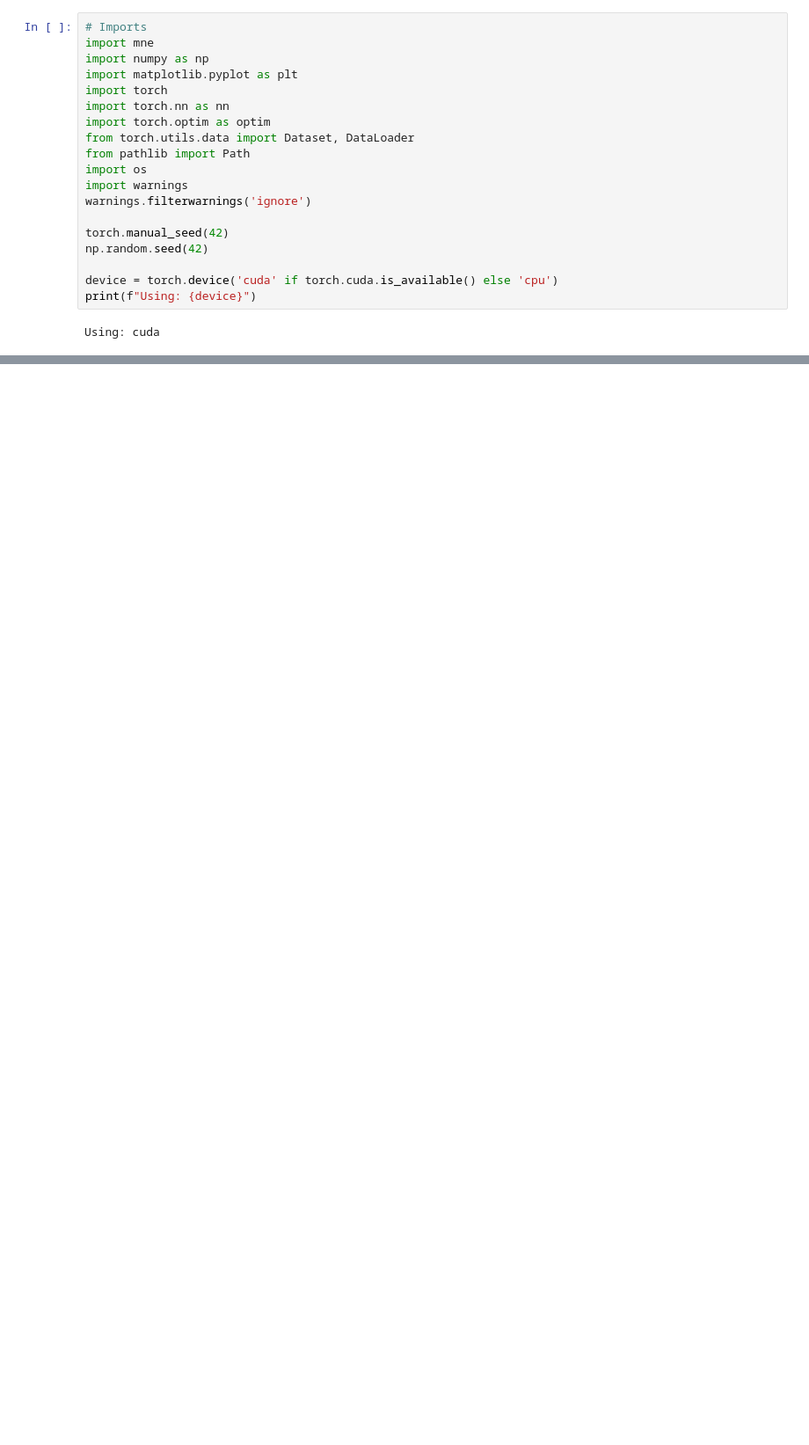
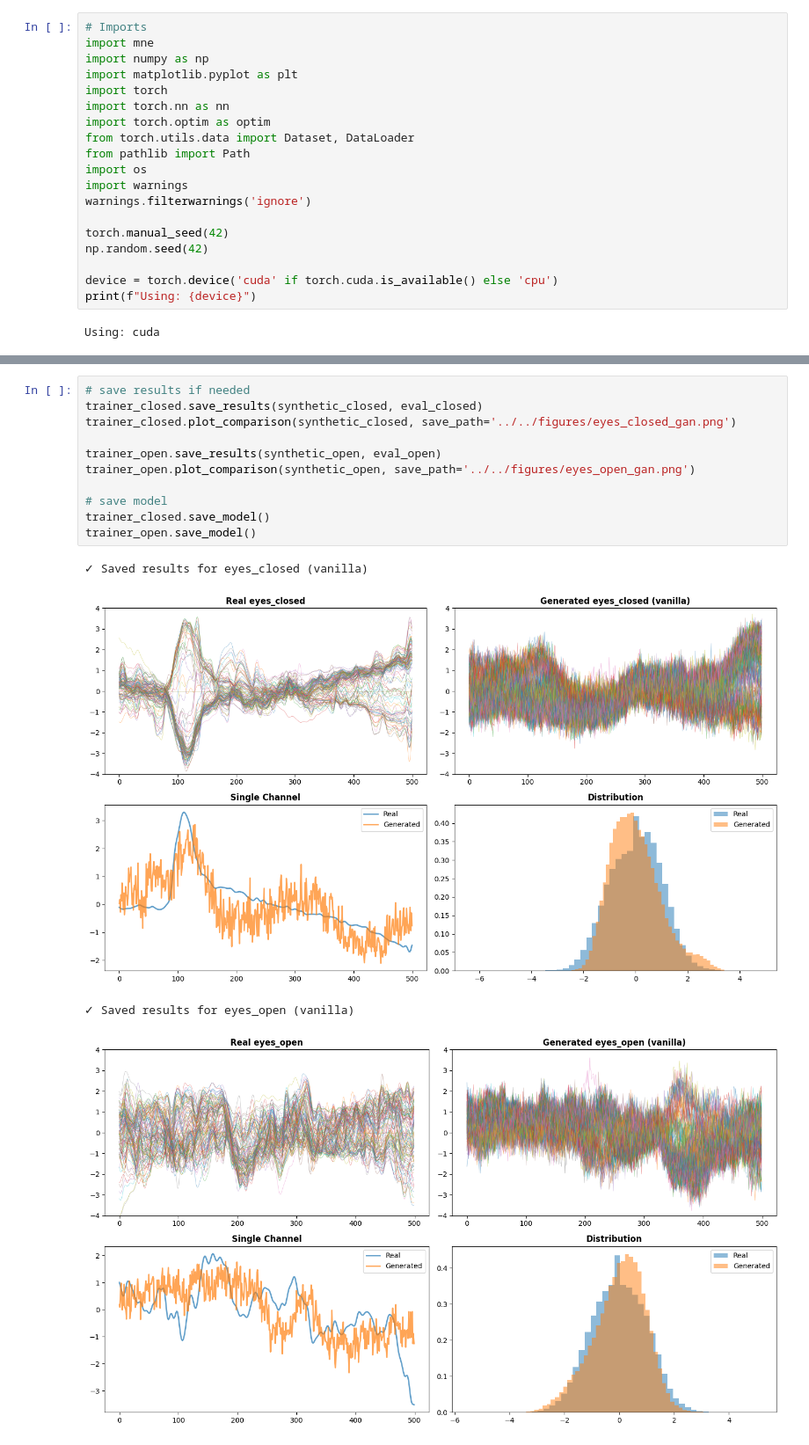
Before and after one commit to josephzhengg/amplab-digtwins, a Jupyter notebook: notebooks/joseph-nb/resting_state_gans.ipynb, the cells around one changed output, grey strips where cells are left out. Shown at 88% size. Cells and saved outputs as stored; diff of their text form; blank space fills up the shorter version.

```diff
--- a/notebooks/joseph-nb/resting_state_gans.ipynb
+++ b/notebooks/joseph-nb/resting_state_gans.ipynb
@@ -525 +606,17 @@ Average: 33.1/100
 ======================================================================
+# %%
+# save results if needed
+trainer_closed.save_results(synthetic_closed, eval_closed)
+trainer_closed.plot_comparison(synthetic_closed, save_path='../../figures/eyes_closed_gan.png')
+
+trainer_open.save_results(synthetic_open, eval_open)
+trainer_open.plot_comparison(synthetic_open, save_path='../../figures/eyes_open_gan.png')
+
+# save model
+trainer_closed.save_model()
+trainer_open.save_model()
+# %% [output]
+✓ Saved results for eyes_closed (vanilla)
+[figure, added]
+✓ Saved results for eyes_open (vanilla)
+[figure, added]
```
Also changed, not shown: parts of 5 cells of this notebook, 10 other files.
